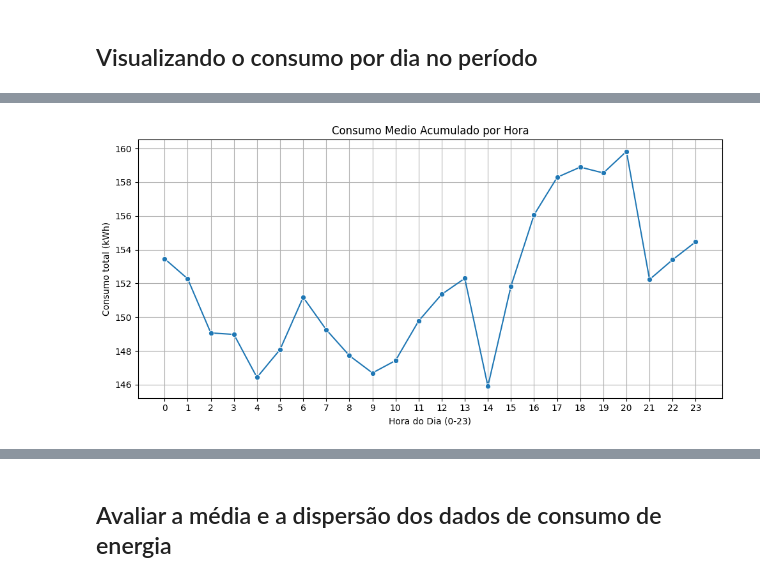
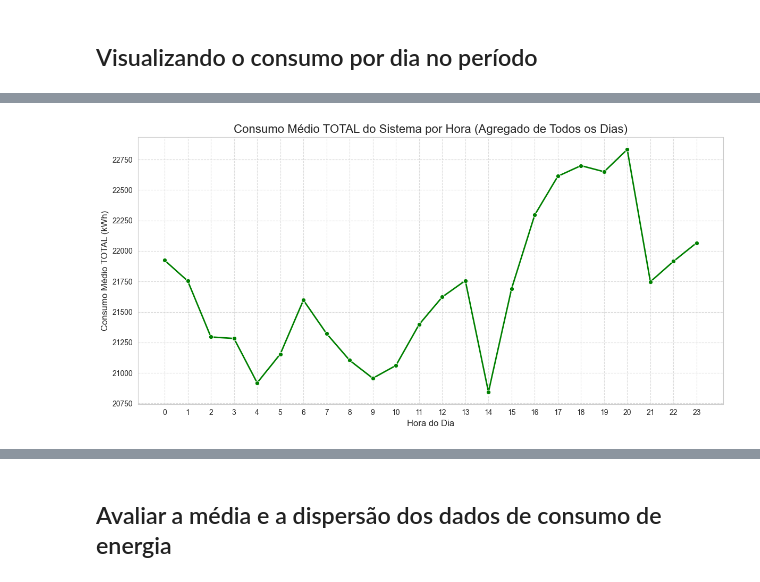
Before and after one commit to williamufpr/powermanager, a Jupyter notebook: powerTS.ipynb, the cells around one changed output, grey strips where cells are left out. Cells and saved outputs as stored; diff of their text form; code cells hidden in the pictures.

```diff
--- a/powerTS.ipynb
+++ b/powerTS.ipynb
@@ -85,16 +252,86 @@ plt.show()
 # %%
-energy_raw['hora_do_dia'] = energy_raw['Date and time'].dt.hour
-consumo_por_hora = energy_raw.groupby('hora_do_dia')['consumo_total'].sum()
+import matplotlib.pyplot as plt
+import seaborn as sns
+import pandas as pd
+import numpy as np
+import matplotlib.ticker as mticker # Importe esta biblioteca!
 
-# Plotagem dos dados
-plt.figure(figsize=(10, 5))
-sns.lineplot(x=consumo_por_hora.index, y=consumo_por_hora.values, marker='o')
+# --- Carregamento Direto do Dataset Long (energy_long_format.csv) ---
+# ATENÇÃO: Se ocorrer um 'FileNotFoundError', por favor,
+# cole o conteúdo do seu arquivo CSV diretamente no chat para que possamos prosseguir.
+try:
+    energy_long = pd.read_csv('./data/energy_long_format.csv')
+    energy_long['timestamp'] = pd.to_datetime(energy_long['timestamp'])
+    print("Dataset 'energy_long' carregado com sucesso a partir do CSV.")
+except FileNotFoundError:
+    print("\nERRO: Arquivo 'energy_long_format.csv' não encontrado.")
+    print("Por favor, cole o conteúdo COMPLETO do seu arquivo CSV (incluindo o cabeçalho) diretamente no chat para prosseguir.")
+    # O script será interrompido aqui se o arquivo não for encontrado.
+    # Após você colar o conteúdo, posso fornecer um código que o leia de uma string.
+    exit()
+except Exception as e:
+    print(f"\nOcorreu um erro ao carregar ou processar o arquivo: {e}")
+    exit()
 
-plt.title("Consumo Medio Acumulado por Hora")
-plt.ylabel("Consumo total (kWh)")
-plt.xlabel("Hora do Dia (0-23)")
-plt.xticks(range(0,24))
-plt.grid(True)
+
+# --- Preparação dos dados para a curva de Consumo Médio TOTAL do Sistema por Hora ---
+
+# 1. Filtrar para usar apenas a métrica de consumo médio ('avg')
+# Isso garante que estamos trabalhando com os valores de consumo médio de cada medição.
+energy_avg_filtered = energy_long[energy_long['metrica'] == 'avg'].copy()
+
+# 2. Calcular o consumo TOTAL do sistema para cada timestamp (somando todos os equipamentos)
+# Esta é a etapa crucial: para cada timestamp (ex: 16:00, 16:15), somamos o consumo de todos os 76 equipamentos.
+consumo_total_por_timestamp = energy_avg_filtered.groupby('timestamp')['consumo_kwh'].sum().reset_index()
+
+# 3. Extrair a hora do dia do timestamp
+# Criamos uma nova coluna 'hora_do_dia' que contém apenas a hora (0 a 23).
+consumo_total_por_timestamp['hora_do_dia'] = consumo_total_por_timestamp['timestamp'].dt.hour
+
+# 4. Agrupar pela hora do dia e calcular a MÉDIA do consumo TOTAL do sistema para cada hora.
+# Isso nos dá o perfil de consumo médio TOTAL do sistema ao longo de um dia "típico".
+# A média é calculada dividindo o somatório pelo número de observações para aquela hora (ex: 28 para 7 dias * 4 medições/hora).
+consumo_medio_total_horario = consumo_total_por_timestamp.groupby('hora_do_dia')['consumo_kwh'].mean().reset_index()
+
+
+# --- Geração do Gráfico com Fundo Transparente e Grid ---
+
+# Criar uma figura e um conjunto de eixos explicitamente para controle de transparência
+fig, ax = plt.subplots(figsize=(12, 6))
+
+# Definir o fundo da figura e dos eixos como totalmente transparente
+fig.patch.set_alpha(0.0)
+ax.patch.set_alpha(0.0)
+
+# --- ADIÇÃO PARA REMOVER NOTAÇÃO CIENTÍFICA ---
+# Crie um formatador
+formatter = mticker.ScalarFormatter(useOffset=False, useMathText=False)
+# Aplique o formatador ao eixo Y
+ax.yaxis.set_major_formatter(formatter)
+# --- FIM DA ADIÇÃO ---
+
+# Plotar a linha de Consumo Médio TOTAL por Hora
+sns.lineplot(x='hora_do_dia', y='consumo_kwh', data=consumo_medio_total_horario, marker='o', linewidth=2, color='green', ax=ax)
+
+# Configurações do título e rótulos para clareza na apresentação
+ax.set_title("Consumo Médio TOTAL do Sistema por Hora (Agregado de Todos os Dias)", fontsize=16)
+ax.set_ylabel("Consumo Médio TOTAL (kWh)", fontsize=12) # Rótulo do eixo Y ajustado para "TOTAL"
+ax.set_xlabel("Hora do Dia", fontsize=12)
+
+# Adicionar o grid para facilitar a leitura
+plt.grid(True, linestyle='--', alpha=0.7)
+
+# Garantir que todas as horas de 0 a 23 sejam exibidas no eixo X
+plt.xticks(range(0, 24))
 plt.tight_layout()
+
+# Salvar o gráfico com fundo transparente (formato PNG recomendado)
+plt.savefig('consumo_medio_total_horario_transparente.png', transparent=True, bbox_inches='tight', dpi=300)
+
+# Opcional: Exibir o gráfico no seu ambiente de desenvolvimento
 plt.show()
+
+print("\nGráfico de 'Consumo Médio TOTAL do Sistema por Hora' gerado e salvo como 'consumo_medio_total_horario_transparente.png'.")
+print("Este gráfico mostra o perfil de consumo típico do SEU SISTEMA (todos os 76 equipamentos somados) ao longo de um dia.")
+print("Os valores no eixo Y representam a média do consumo total de todos os equipamentos para cada hora do dia.")
 # %% [output]
@@ -101 +339 @@ plt.show()
-[figure, old version]
+[figure, new version]
```
Also changed, not shown: parts of 13 cells of this notebook, 36 other files.
